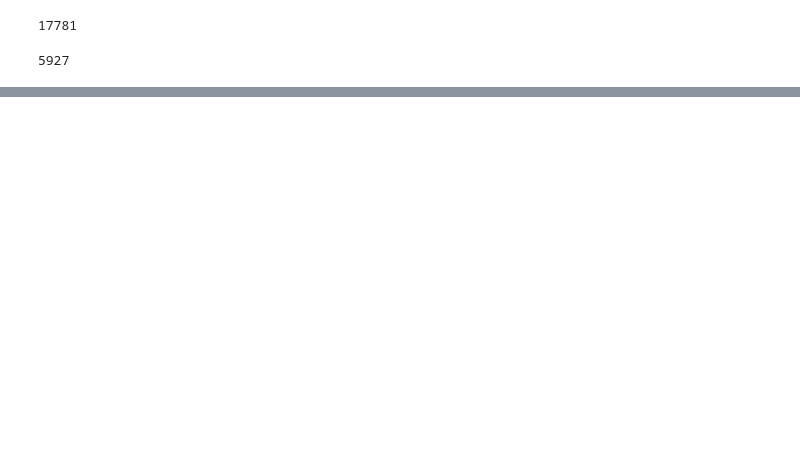
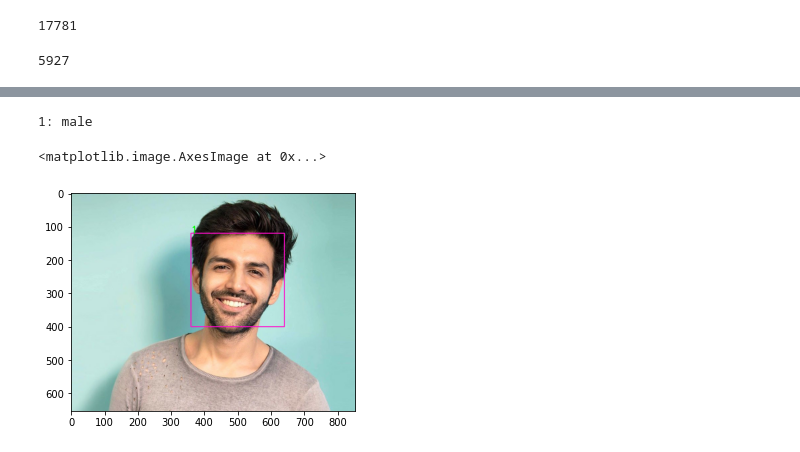
Before and after one commit to omarhisham007/Deep-Learning, a Jupyter notebook: gender_model.ipynb, the cells around one changed output, grey strips where cells are left out. Cells and saved outputs as stored; diff of their text form; code cells hidden in the pictures; blank space fills up the shorter version.

```diff
--- a/gender_model.ipynb
+++ b/gender_model.ipynb
@@ -151,0 +171,7 @@ Epoch 00030: loss improved from 0.20358 to 0.20182, saving model to ./output/gen
+# %%
+# load  model
+export_dir='/content/drive/MyDrive/content/gender_input_output/output/gender_model.h5'
+gender_model = load_model(export_dir)
+
+# summarize model.
+gender_model.summary()
@@ -151,0 +196,39 @@ Epoch 00030: loss improved from 0.20358 to 0.20182, saving model to ./output/gen
+# %%
+# Labels on Gender
+
+gender_ranges = ['male', 'female']
+# %%
+test_image = cv2.imread(img_path)
+gray = cv2.cvtColor(test_image,cv2.COLOR_BGR2GRAY)
+face_cascade = cv2.CascadeClassifier('/content/drive/MyDrive/content/Test_input/haarcascade_frontalface_default.xml')
+faces = face_cascade.detectMultiScale(gray, 1.3, 5)
+
+i = 0
+
+for (x,y,w,h) in faces:
+  i = i+1
+  cv2.rectangle(test_image,(x,y),(x+w,y+h),(203,12,255),2)
+
+  img_gray=gray[y:y+h,x:x+w]
+
+
+  gender_img = cv2.resize(img_gray, (100, 100), interpolation = cv2.INTER_AREA)
+  gender_image_array = np.array(gender_img)
+  gender_input = np.expand_dims(gender_image_array, axis=0)
+  output_gender=gender_ranges[np.argmax(gender_model.predict(gender_input))]
+
+
+
+
+  output_str = str(i) + ": "+  output_gender
+  print(output_str)
+
+  col = (0,255,0)
+
+  cv2.putText(test_image, str(i),(x,y),cv2.FONT_HERSHEY_SIMPLEX,1,col,2)
+
+plt.imshow(cv2.cvtColor(test_image, cv2.COLOR_BGR2RGB))
+# %% [output]
+1: male
+<matplotlib.image.AxesImage at 0x...>
+[figure, added]
```
Also changed, not shown: parts of 20 cells of this notebook.
